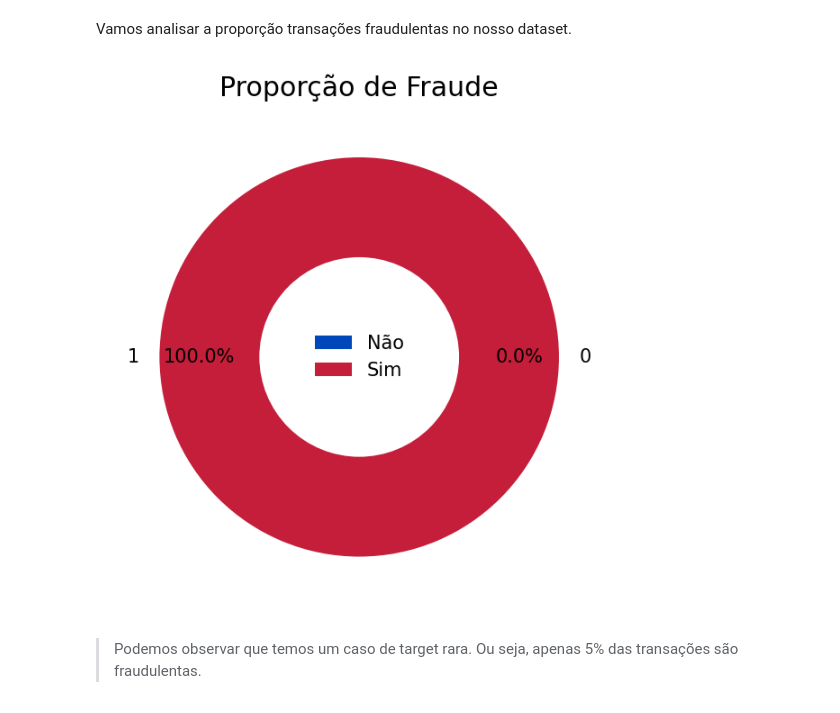
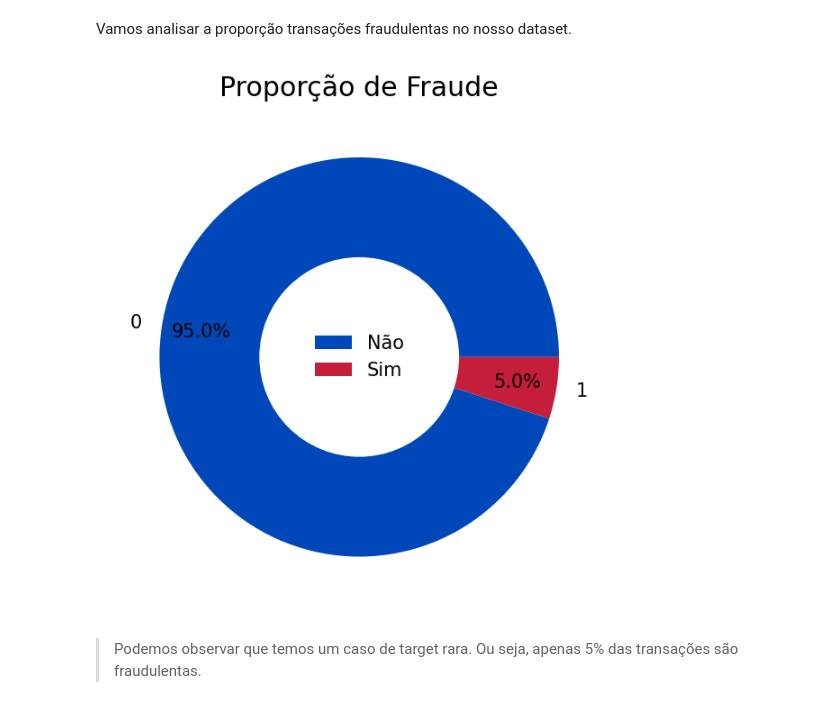
Before and after one commit to francismelojr/fraud-modeling, a Jupyter notebook: src/notebook/model.ipynb, the cells around one changed output. Saved outputs shown, nothing was run; the diff lists cells and outputs as text; code cells hidden in the pictures.

Commit message:
fix chart

```diff
--- a/src/notebook/model.ipynb
+++ b/src/notebook/model.ipynb
@@ -127,26 +127,26 @@ palette = ["#0048BA", "#c41e3a"]
 # %%
 # criação de um gráfico de donut para representar a proporção de transações fraudulentas
 donut = data["fraude"].value_counts().reset_index()
 
 labels = ["Não", "Sim"]
 explode = (0, 0)
 
 fig, ax = plt.subplots(dpi=150)
-plt.pie(donut["fraude"],
+plt.pie(donut["count"],
         labels=donut["fraude"],
         autopct="%1.1f%%",
         pctdistance=0.8,
         explode=explode, colors= palette)
 
 centre_circle = plt.Circle((0.0, 0.0), 0.5, fc='white')
 fig = plt.gcf()
 fig.gca().add_artist(centre_circle)
 
 plt.title("Proporção de Fraude")
 plt.legend(labels, loc="center", frameon=False)
 plt.show();
 # %% [output]
-[figure, old version]
+[figure, new version]
 # %% [markdown]
 > Podemos observar que temos um caso de target rara. Ou seja, apenas 5% das transações são fraudulentas.
 # %% [markdown]
```
